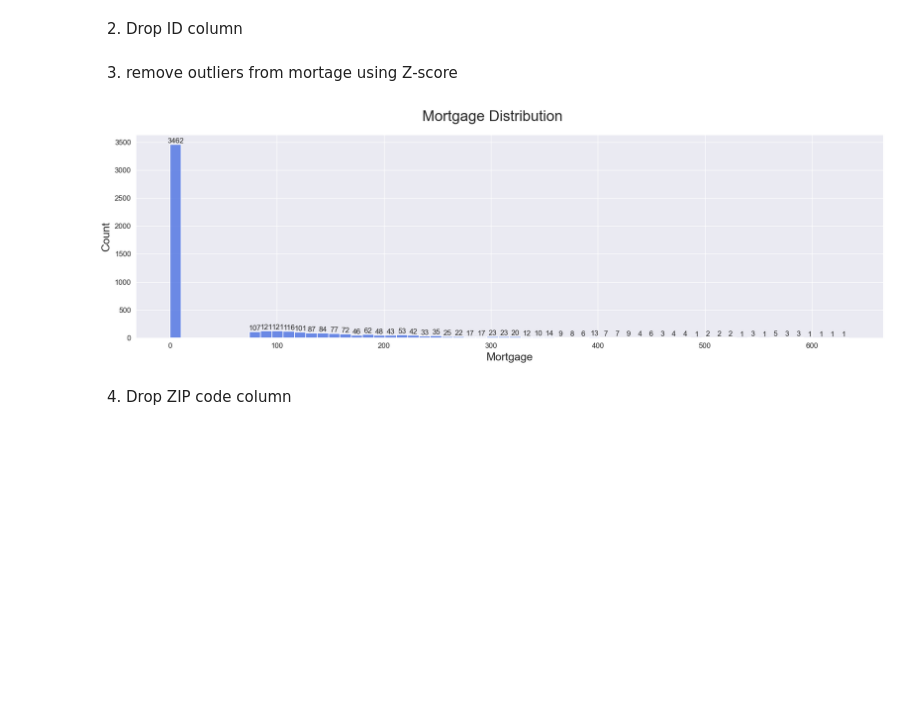
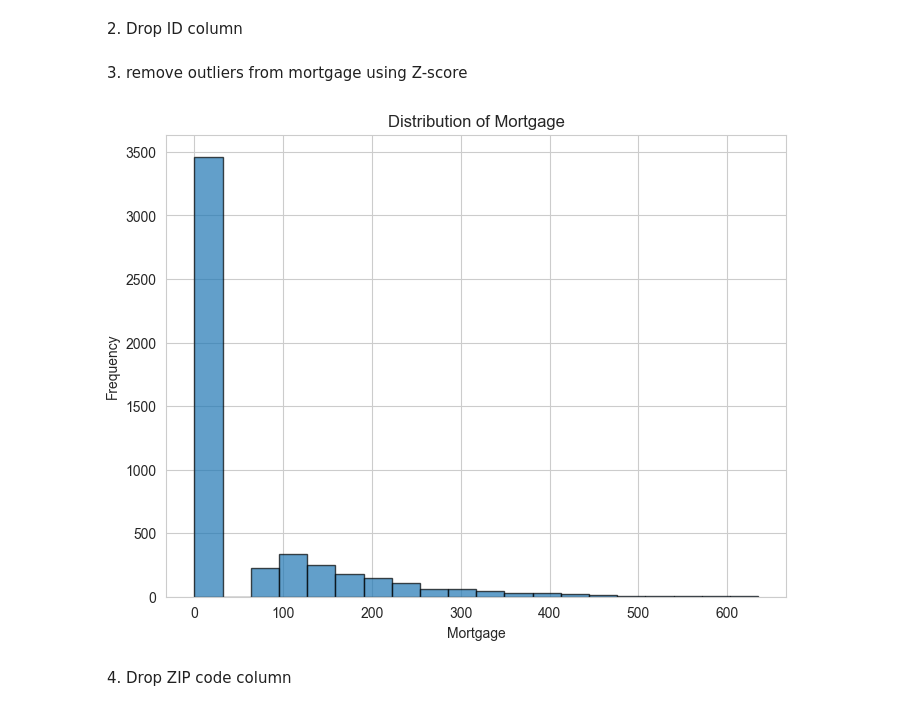
Before and after one commit to SoniaBorsi/Bank-loan-analysis, a Jupyter notebook: analysis.ipynb, the cells around one changed output. Cells and saved outputs as stored; diff of their text form; code cells hidden in the pictures; blank space fills up the shorter version.

```diff
--- a/analysis.ipynb
+++ b/analysis.ipynb
@@ -255,29 +242,19 @@ df['Experience'] = df['Experience'].apply(abs)
 # %%
 df.drop(['ID'], axis= 1, inplace= True)
 # %% [markdown]
-3. remove outliers from mortage using Z-score
+3. remove outliers from mortgage using Z-score
-# %%
-# Set the style of the graph
-sns.set_style('darkgrid')
-color = 'royalblue'
-
-# Plot histogram
-plt.figure(figsize=(15,5), dpi=120)
-graph = sns.histplot(x='Mortgage', data=df, bins=60, color=color)
-
-# Show non-zero values of the individual bars
-labels = [str(v) if v else '' for v in graph.containers[0].datavalues]
-graph.bar_label(graph.containers[0], labels=labels)
-
-plt.annotate('Noise', xy=(10000,60), xytext=(12000,400), color=color, fontsize=15,
-             arrowprops=dict(facecolor=color, shrink=0.01))
-plt.xlabel('Mortgage', fontsize=15)
-plt.ylabel('Count', fontsize=15)
-plt.suptitle('Mortgage Distribution', fontsize=20)
-plt.tight_layout()
-plt.show()
-# %% [output]
-[figure, removed]
+# %%
+df['Mortgage'].describe()
+
+plt.figure(figsize=(8,6))
+plt.hist(df['Mortgage'], bins=20, edgecolor='black', alpha=0.7)
+plt.title('Distribution of Mortgage')
+plt.xlabel('Mortgage')
+plt.ylabel('Frequency')
+plt.grid(True)
+plt.show()
+# %% [output]
+[figure, added]
 # %%
 z_scores = np.abs(stats.zscore(df['Mortgage']))
 threshold = 3
```
Also changed, not shown: parts of 12 cells of this notebook.
